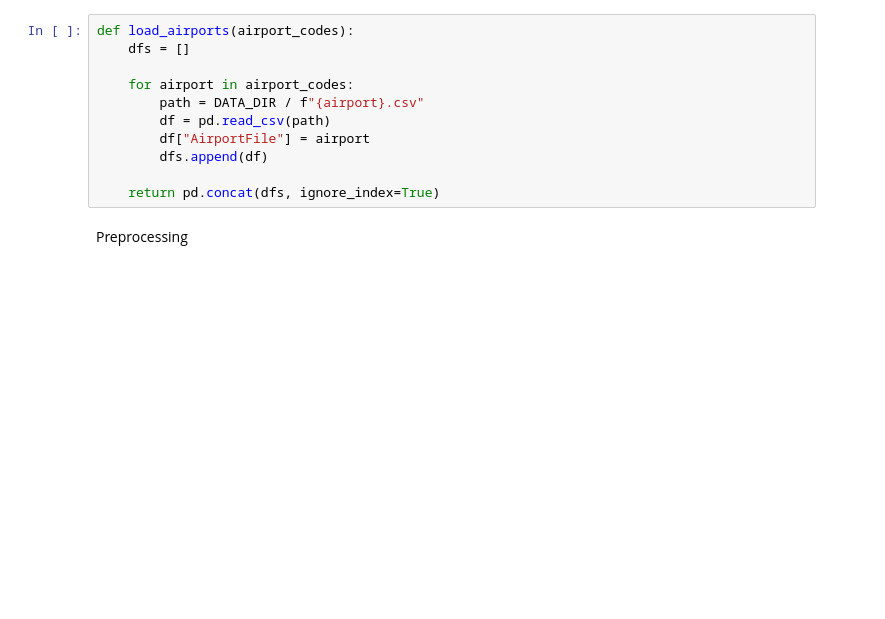
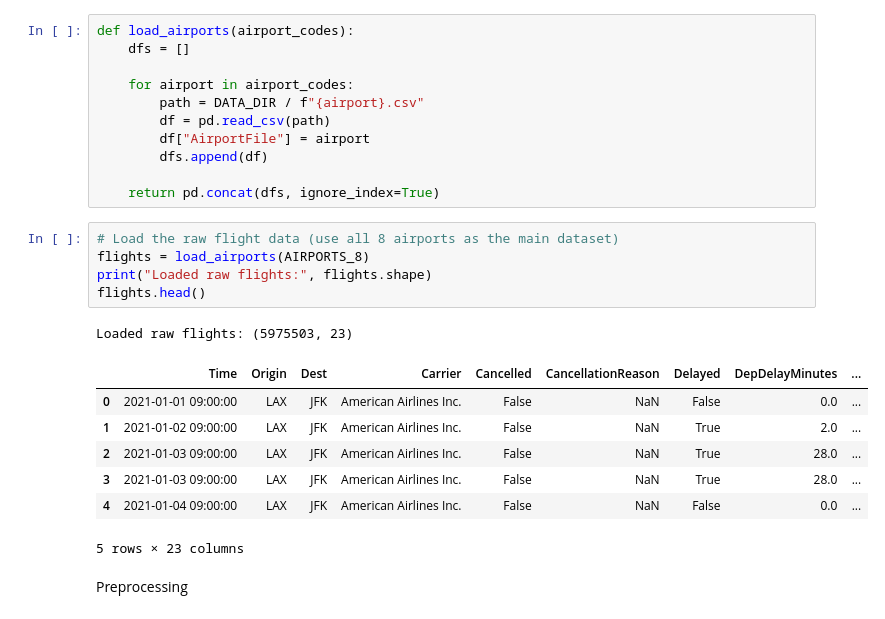
Before and after one commit to jkhlin/flight-delay, a Jupyter notebook: flight_delay.ipynb, the cells around one changed output. Drawn from its saved outputs; the diff is of its cells as text; blank space fills up the shorter version.

```diff
--- a/flight_delay.ipynb
+++ b/flight_delay.ipynb
@@ -37,6 +37,20 @@ def load_airports(airport_codes):
         dfs.append(df)
 
     return pd.concat(dfs, ignore_index=True)
+# %%
+# Load the raw flight data (use all 8 airports as the main dataset)
+flights = load_airports(AIRPORTS_8)
+print("Loaded raw flights:", flights.shape)
+flights.head()
+# %% [output]
+Loaded raw flights: (5975503, 23)
+|  | Time | Origin | Dest | Carrier | Cancelled | CancellationReason | Delayed | DepDelayMinutes | ... |
+| 0 | 2021-01-01 09:00:00 | LAX | JFK | American Airlines Inc. | False | NaN | False | 0.0 | ... |
+| 1 | 2021-01-02 09:00:00 | LAX | JFK | American Airlines Inc. | False | NaN | True | 2.0 | ... |
+| 2 | 2021-01-03 09:00:00 | LAX | JFK | American Airlines Inc. | False | NaN | True | 28.0 | ... |
+| 3 | 2021-01-03 09:00:00 | LAX | JFK | American Airlines Inc. | False | NaN | True | 28.0 | ... |
+| 4 | 2021-01-04 09:00:00 | LAX | JFK | American Airlines Inc. | False | NaN | False | 0.0 | ... |
+5 rows × 23 columns
 # %% [markdown]
 Preprocessing
 # %%
```
Also changed, not shown: parts of 4 cells of this notebook, 2 other files.
